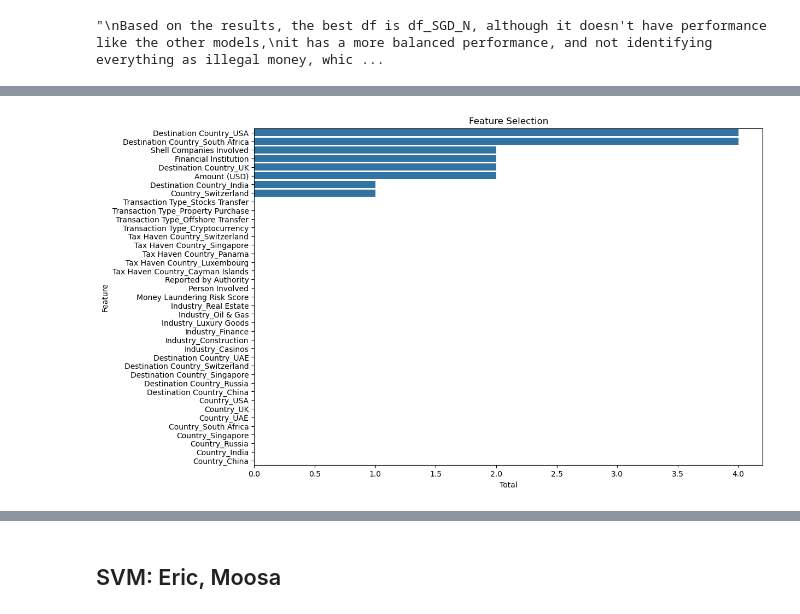
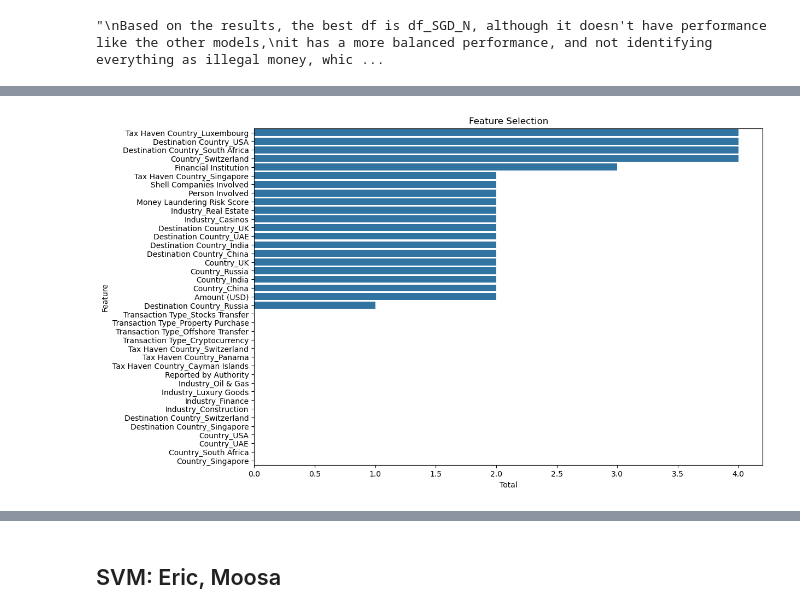
Before and after one commit to ericrlessa/ai-group, a Jupyter notebook: Term Project Code Final.ipynb, the cells around one changed output, grey strips where cells are left out. Saved outputs shown, nothing was run; the diff lists cells and outputs as text; code cells hidden in the pictures.

```diff
--- a/Term Project Code Final.ipynb
+++ b/Term Project Code Final.ipynb
@@ -1029,15 +1087,15 @@ Fitting 5 folds for each of 540 candidates, totalling 2700 fits
 # %%
-b_features_list = []
-feature_selection_df_list = []
+#b_features_list = []
+#feature_selection_df_list = []
 X = df_SGD_N.drop('Source of Money', axis=1)
 y = df_SGD_N['Source of Money']
 X_resampled, X_test, y_resampled, y_test = Undersampling(X,y,test_size = 0.2)
-num_feats = 20
-for num in range(0, num_feats):
-    methods = ['pearson', 'chi-square', 'rfe', 'log-reg', 'rf', 'lgbm']
-    best_features, feature_selection_df = autoFeatureSelector(X_resampled, y_resampled, num+1, methods)
-    b_features_list.append(best_features)
-    feature_selection_df_list.append(feature_selection_df)
+num_feats = 10
+#for num in range(0, num_feats):
+methods = ['pearson', 'chi-square', 'rfe', 'log-reg', 'rf', 'lgbm']
+best_features, feature_selection_df = autoFeatureSelector(X_resampled, y_resampled, num_feats, methods)
+#b_features_list.append(best_features)
+#feature_selection_df_list.append(feature_selection_df)
 # %% [output]
 Fitting estimator with 39 features.
 Fitting estimator with 29 features.
@@ -1180,11 +1117,11 @@ weighted avg       0.09      0.30      0.14      2000
 # %%
 #visualize the results
 plt.figure(figsize=(12, 8))
-sns.barplot(x='Total', y='Feature', data=feature_selection_df_list[best_model])
+sns.barplot(x='Total', y='Feature', data=feature_selection_df)
 plt.title('Feature Selection')
 plt.show()
 # %% [output]
-[figure, old version]
+[figure, new version]
 # %%
 X = df_SGD_N[best_features]
 y = df_SGD_N['Source of Money']
```
Also changed, not shown: parts of 13 cells of this notebook.
